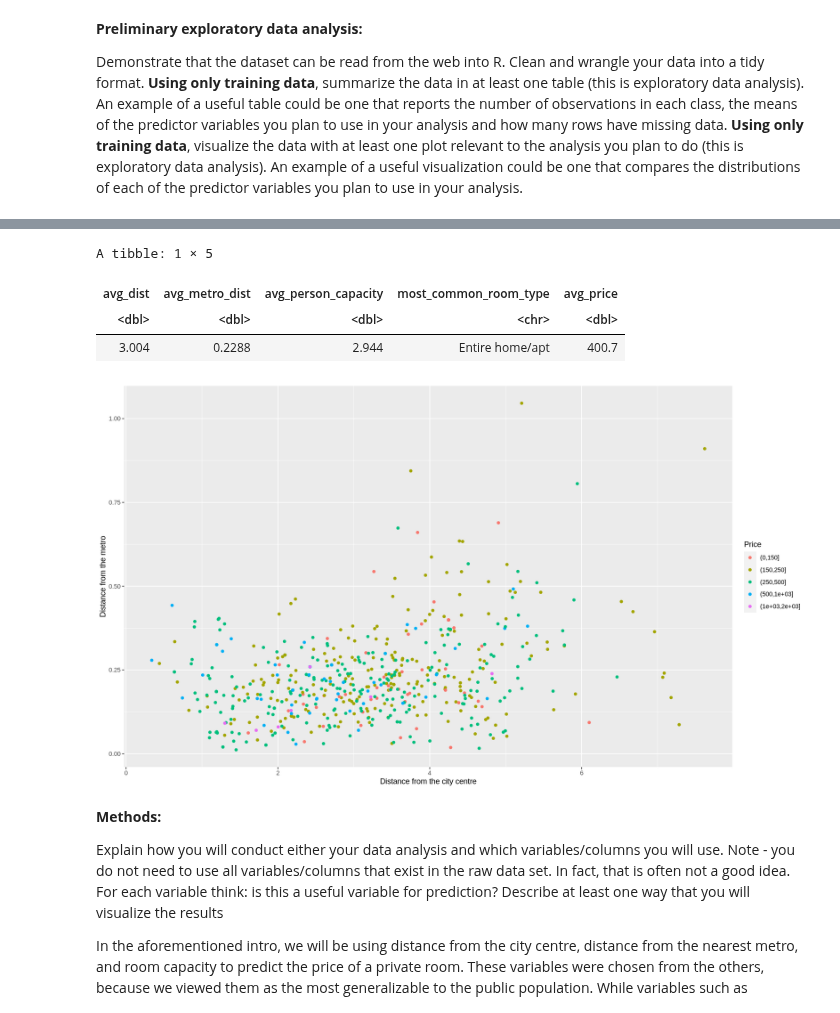
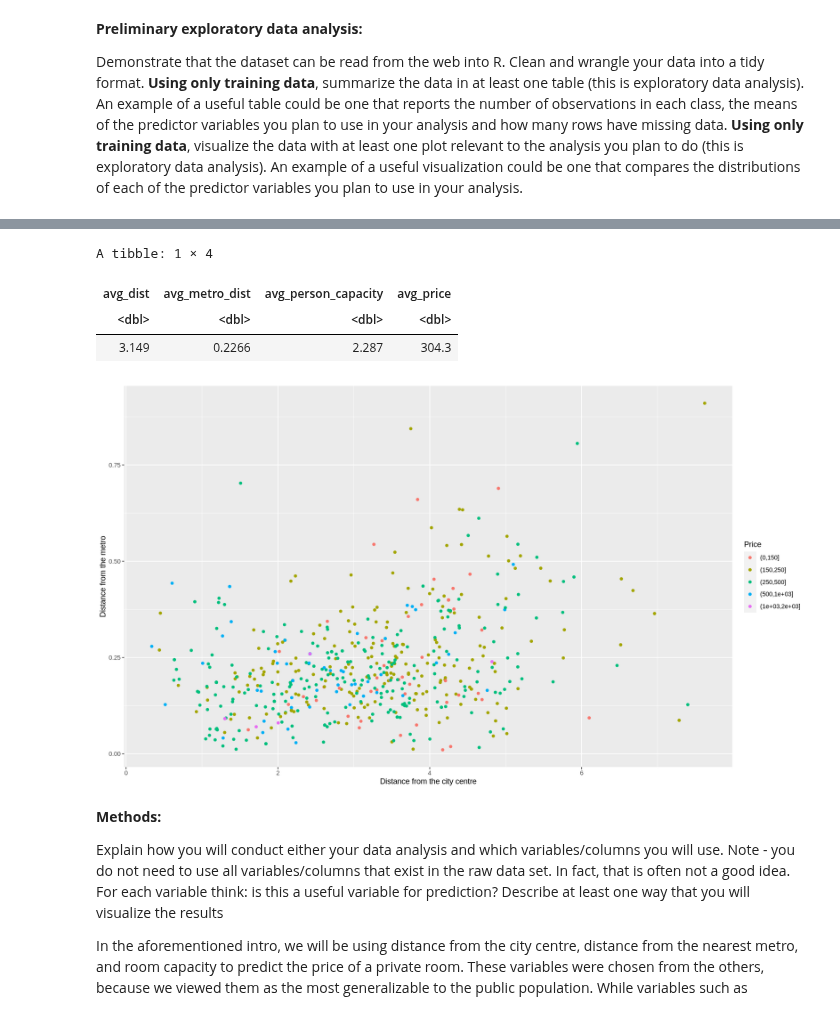
Before and after one commit to chadsc79/dsci-100-2022w2-group-7-section-005, a Jupyter notebook: dsci100_group_project_proposal_005_group_7.ipynb, the cells around one changed output, grey strips where cells are left out. Saved outputs shown, nothing was run; the diff lists cells and outputs as text; code cells hidden in the pictures.

Commit message:
Filtered the dataset to make it just Private rooms.

```diff
--- a/dsci100_group_project_proposal_005_group_7.ipynb
+++ b/dsci100_group_project_proposal_005_group_7.ipynb
@@ -102,6 +102,7 @@ A tibble: 2347 × 20
 | 3127 | 567.8535 | Entire home/apt | FALSE | FALSE | 6 | TRUE | 0 | 0 | ... |
 # %%
 #select variables to predict the data
-paris_training_dataset <- select(paris_train, dist, metro_dist, person_capacity, room_type, realSum)
+paris_training_dataset <- select(paris_train, dist, metro_dist, person_capacity, room_type, realSum)|>
+filter(room_type == "Private room")
 paris_training_dataset
 # %% [output]
@@ -159,24 +150,23 @@ summarized_paris_training_dataset <- summarize(paris_training_dataset,
                                       avg_dist = mean(dist),
                                       avg_metro_dist = mean(metro_dist),
                                       avg_person_capacity = mean(person_capacity),
-                                      most_common_room_type = "Entire home/apt",
                                       avg_price = mean(realSum))
 summarized_paris_training_dataset
 # %% [output]
-A tibble: 1 × 5
+A tibble: 1 × 4
-| avg_dist | avg_metro_dist | avg_person_capacity | most_common_room_type | avg_price |
-| <dbl> | <dbl> | <dbl> | <chr> | <dbl> |
-| 3.004 | 0.2288 | 2.944 | Entire home/apt | 400.7 |
+| avg_dist | avg_metro_dist | avg_person_capacity | avg_price |
+| <dbl> | <dbl> | <dbl> | <dbl> |
+| 3.149 | 0.2266 | 2.287 | 304.3 |
 # %%
 #scatterplot of distance from the city centre and distance from the metro for private room types, categorized by price
 options(repr.plot.width = 14, repr.plot.height = 8)
-dataset_visual <- filter(paris_training_dataset, room_type== "Private room")|>
+dataset_visual <- paris_training_dataset|>
 ggplot( aes(x = dist, y = metro_dist, color = price_range))+
 geom_point()+
 labs(x = "Distance from the city centre", y = "Distance from the metro", color = "Price")
 dataset_visual
 # %% [output]
-[figure, old version]
+[figure, new version]
 # %% [markdown]
 **Methods:**
 
```
Also changed, not shown: parts of 6 cells of this notebook.
